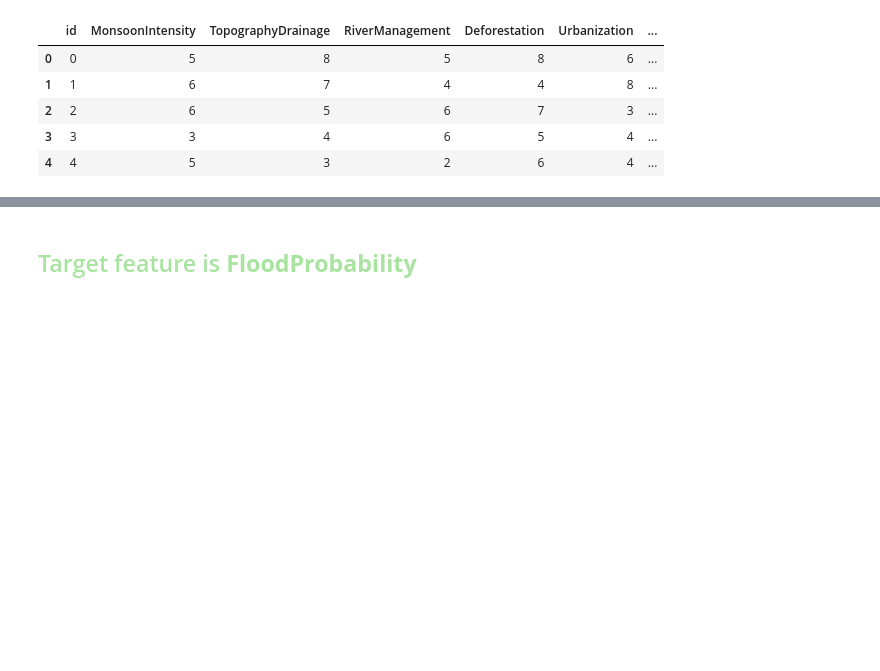
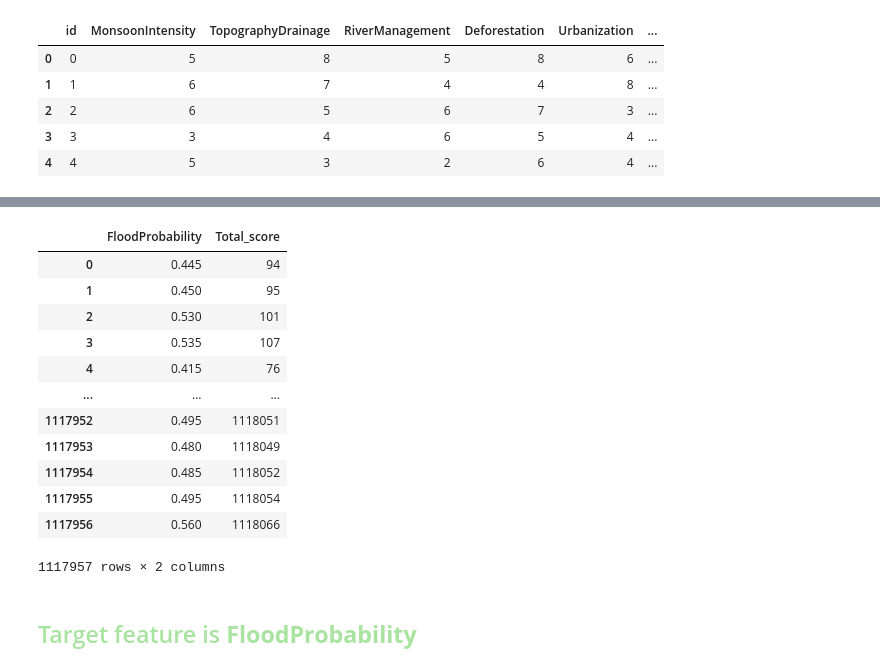
Before and after one commit to Ultraluxe25/Kapturov-s_Kaggle_Notebooks, a Jupyter notebook: 🌊⚠️⛈️😨🚣 Kapturov's solution of PS S4E5.ipynb, the cells around one changed output, grey strips where cells are left out. Cells and saved outputs as stored; diff of their text form; code cells hidden in the pictures; blank space fills up the shorter version.

```diff
--- a/🌊⚠️⛈️😨🚣 Kapturov's solution of PS S4E5.ipynb
+++ b/🌊⚠️⛈️😨🚣 Kapturov's solution of PS S4E5.ipynb
@@ -105,3 +267,19 @@ train.head()
+# %%
+train[train.columns[-2:]]
+# %% [output]
+|  | FloodProbability | Total_score |
+| 0 | 0.445 | 94 |
+| 1 | 0.450 | 95 |
+| 2 | 0.530 | 101 |
+| 3 | 0.535 | 107 |
+| 4 | 0.415 | 76 |
+| ... | ... | ... |
+| 1117952 | 0.495 | 1118051 |
+| 1117953 | 0.480 | 1118049 |
+| 1117954 | 0.485 | 1118052 |
+| 1117955 | 0.495 | 1118054 |
+| 1117956 | 0.560 | 1118066 |
+1117957 rows × 2 columns
 # %% [markdown]
 ## <span style="color: #A8E4A0">Target feature is **FloodProbability**
 # %% [markdown]
```
Also changed, not shown: parts of 38 cells of this notebook.
